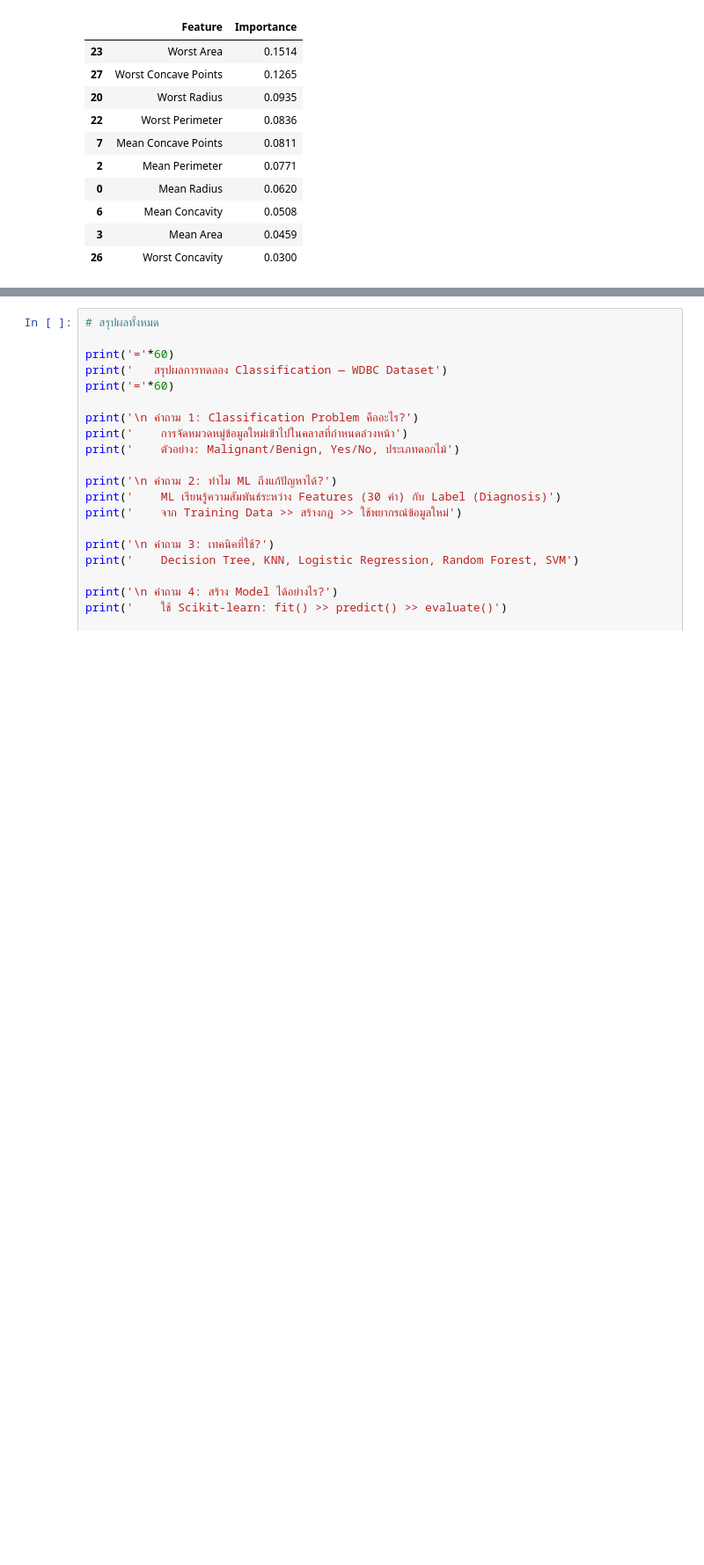
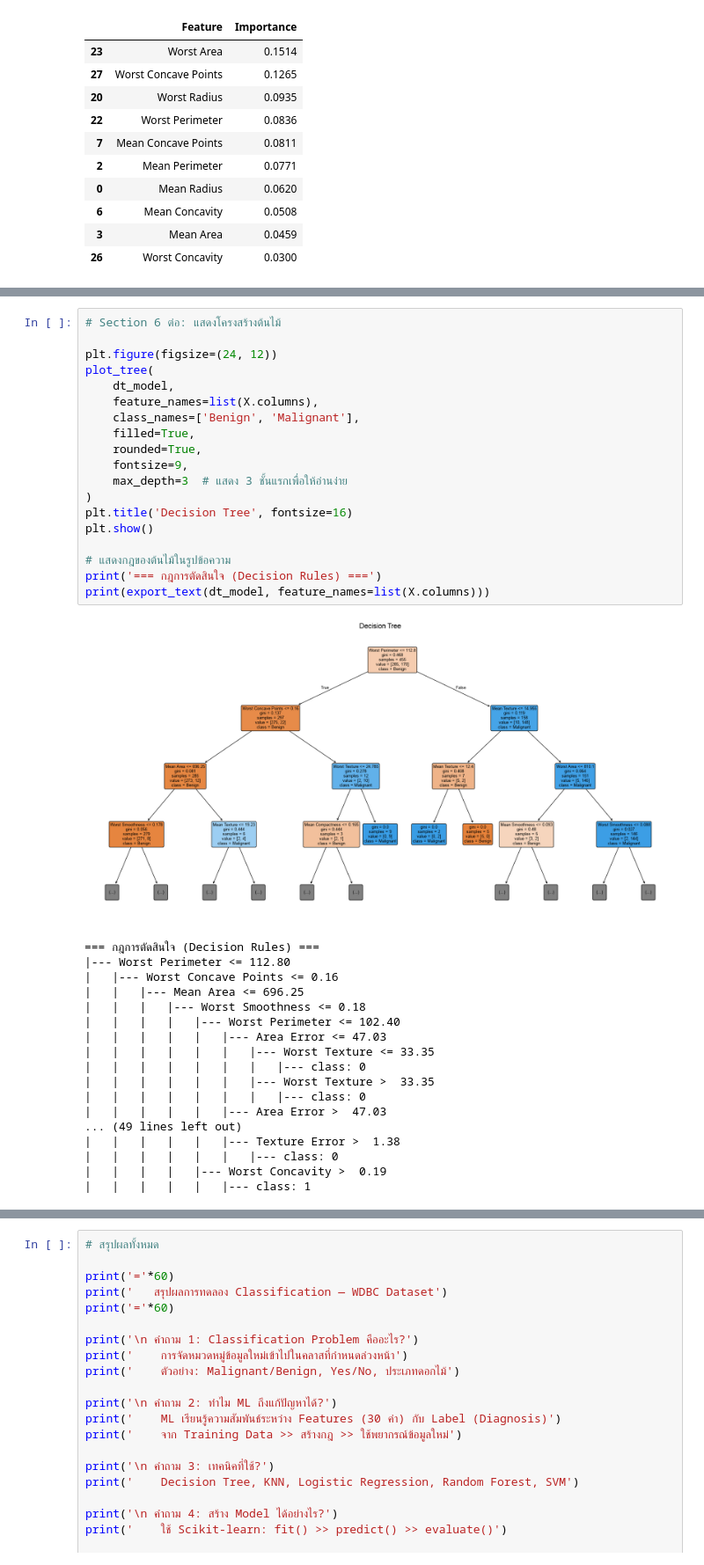
Before and after one commit to pasunim/DT514-Data-Classification-W5, a Jupyter notebook: W5_classification.ipynb, the cells around one changed output, grey strips where cells are left out. Shown at 88% size. Cells and saved outputs as stored; diff of their text form; blank space fills up the shorter version.

```diff
--- a/W5_classification.ipynb
+++ b/W5_classification.ipynb
@@ -445,0 +524,38 @@ display(importance_df.head(10).round(4))
+# %%
+# Section 6 ต่อ: แสดงโครงสร้างต้นไม้
+
+plt.figure(figsize=(24, 12))
+plot_tree(
+    dt_model,
+    feature_names=list(X.columns),
+    class_names=['Benign', 'Malignant'],
+    filled=True,
+    rounded=True,
+    fontsize=9,
+    max_depth=3  # แสดง 3 ชั้นแรกเพื่อให้อ่านง่าย
+)
+plt.title('Decision Tree', fontsize=16)
+plt.show()
+
+# แสดงกฎของต้นไม้ในรูปข้อความ
+print('=== กฎการตัดสินใจ (Decision Rules) ===')
+print(export_text(dt_model, feature_names=list(X.columns)))
+# %% [output]
+[figure, added]
+=== กฎการตัดสินใจ (Decision Rules) ===
+|--- Worst Perimeter <= 112.80
+|   |--- Worst Concave Points <= 0.16
+|   |   |--- Mean Area <= 696.25
+|   |   |   |--- Worst Smoothness <= 0.18
+|   |   |   |   |--- Worst Perimeter <= 102.40
+|   |   |   |   |   |--- Area Error <= 47.03
+|   |   |   |   |   |   |--- Worst Texture <= 33.35
+|   |   |   |   |   |   |   |--- class: 0
+|   |   |   |   |   |   |--- Worst Texture >  33.35
+|   |   |   |   |   |   |   |--- class: 0
+|   |   |   |   |   |--- Area Error >  47.03
+... (49 lines left out)
+|   |   |   |   |   |--- Texture Error >  1.38
+|   |   |   |   |   |   |--- class: 0
+|   |   |   |   |--- Worst Concavity >  0.19
+|   |   |   |   |   |--- class: 1
```
Also changed, not shown: parts of 5 cells of this notebook.
